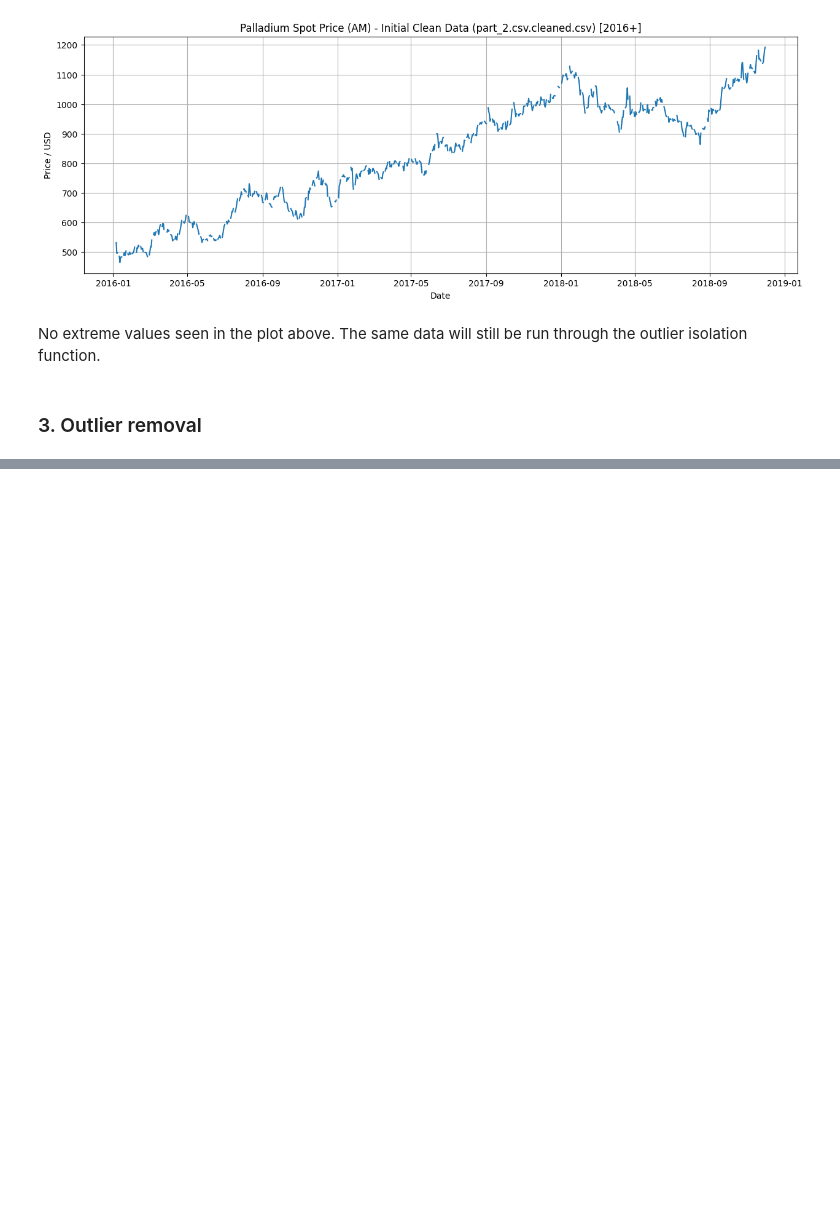
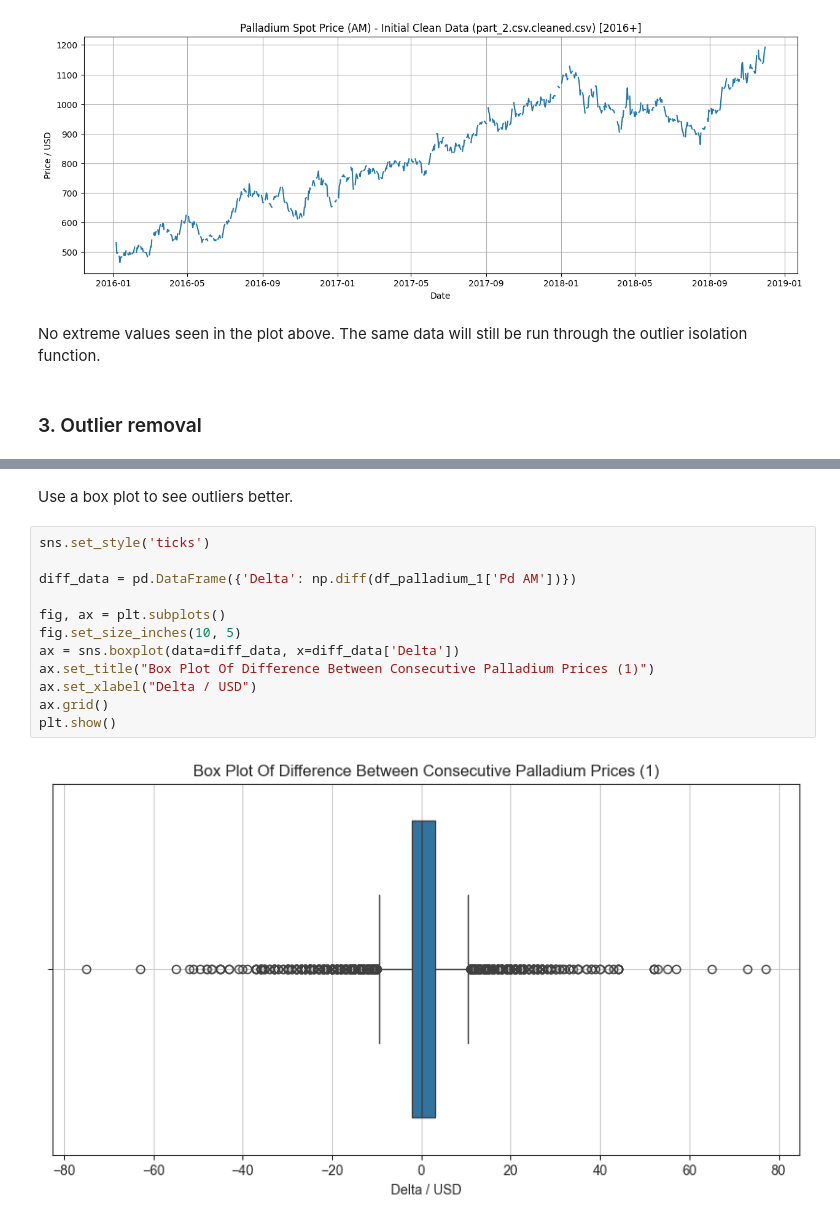
Before and after one commit to mhk-github/Jupyter, a Jupyter notebook: EDA/EDA.ipynb, the cells around one changed output, grey strips where cells are left out. Cells and saved outputs as stored; diff of their text form; blank space fills up the shorter version.

```diff
--- a/EDA/EDA.ipynb
+++ b/EDA/EDA.ipynb
@@ -393,3 +410,19 @@ No extreme values seen in the plot above. The same data will still be run throug
+# %% [markdown]
+Use a box plot to see outliers better.
+# %%
+sns.set_style('ticks')
+
+diff_data = pd.DataFrame({'Delta': np.diff(df_palladium_1['Pd AM'])})
+
+fig, ax = plt.subplots()
+fig.set_size_inches(10, 5)
+ax = sns.boxplot(data=diff_data, x=diff_data['Delta'])
+ax.set_title("Box Plot Of Difference Between Consecutive Palladium Prices (1)")
+ax.set_xlabel("Delta / USD")
+ax.grid()
+plt.show()
+# %% [output]
+[figure, added]
 # %%
 fig, ax = plt.subplots()
 ax.plot(df_palladium_1['Pd AM'])
```
Also changed, not shown: parts of 10 cells of this notebook.
